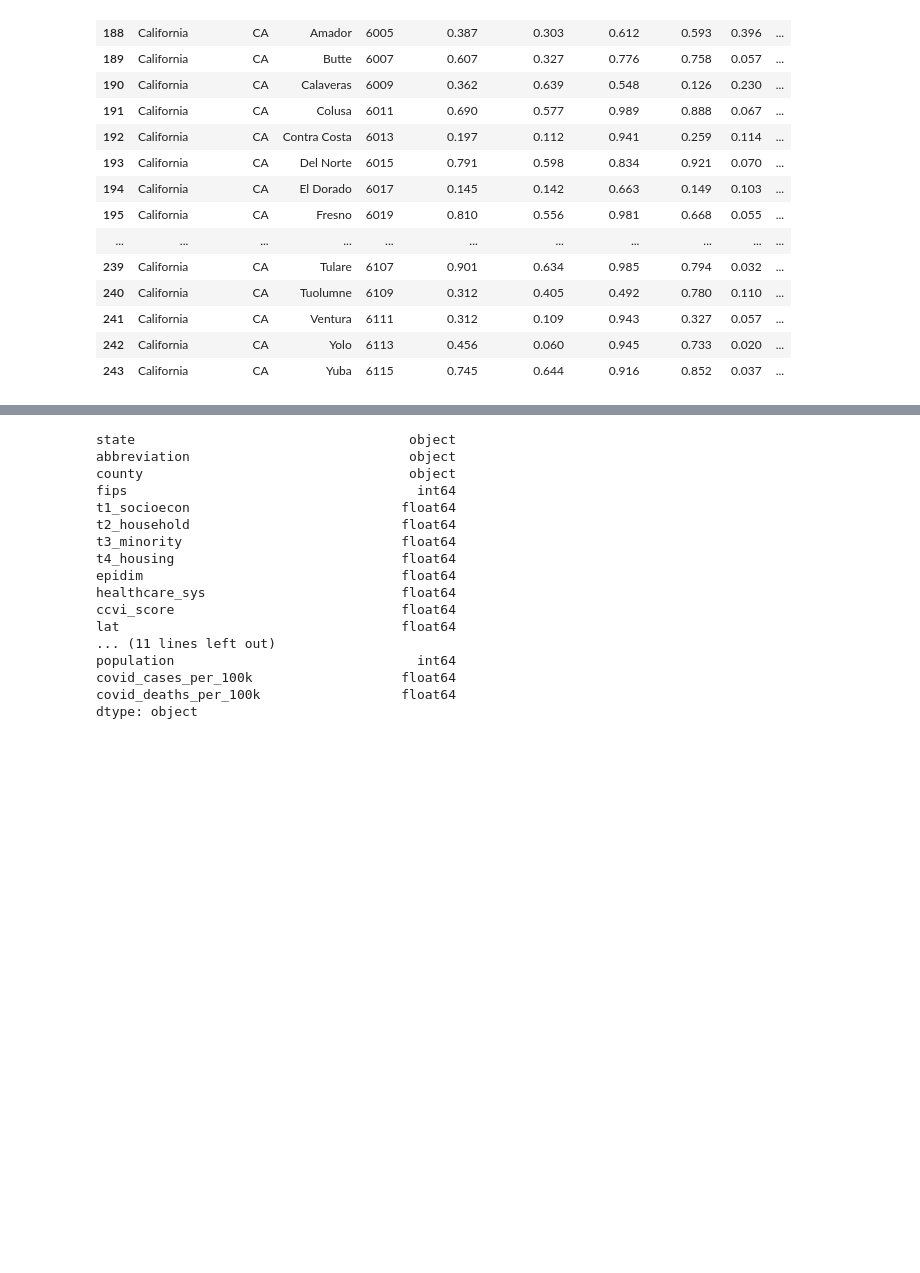
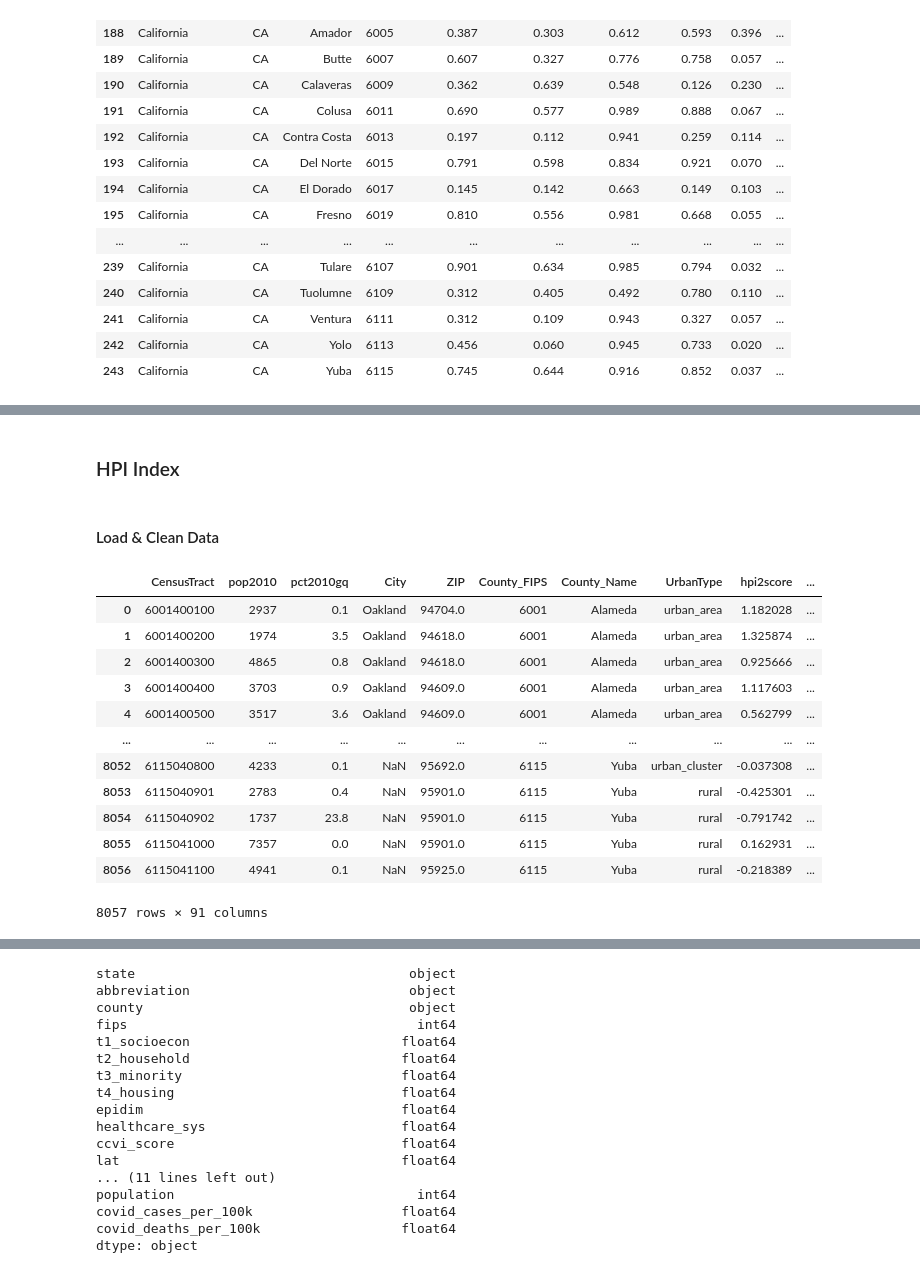
Before and after one commit to megano/vaccine, a Jupyter notebook: prioritization_analysis.ipynb, the cells around one changed output, grey strips where cells are left out. Cells and saved outputs as stored; diff of their text form; code cells hidden in the pictures; blank space fills up the shorter version.

```diff
--- a/prioritization_analysis.ipynb
+++ b/prioritization_analysis.ipynb
@@ -508,3 +508,26 @@ Name: icu_available_beds, dtype: float64
 # %%
 covid_total_series = pd.Series(ca_df_raw.covid_total.values,ca_df_raw.county.values)
 covid_deaths_series = pd.Series(ca_df_raw.covid_deaths.values,ca_df_raw.county.values)
+# %% [markdown]
+### HPI Index
+# %% [markdown]
+#### Load & Clean Data
+# %%
+# import HPI index data
+# you can download it from here: https://healthyplacesindex.org/data-reports
+df_hpi_raw = pd.read_csv('https://storage.googleapis.com/hpi_index/HPI2_MasterFile_2019-04-24.csv', encoding= 'unicode_escape')
+df_hpi_raw
+# %% [output]
+|  | CensusTract | pop2010 | pct2010gq | City | ZIP | County_FIPS | County_Name | UrbanType | hpi2score | ... |
+| 0 | 6001400100 | 2937 | 0.1 | Oakland | 94704.0 | 6001 | Alameda | urban_area | 1.182028 | ... |
+| 1 | 6001400200 | 1974 | 3.5 | Oakland | 94618.0 | 6001 | Alameda | urban_area | 1.325874 | ... |
+| 2 | 6001400300 | 4865 | 0.8 | Oakland | 94618.0 | 6001 | Alameda | urban_area | 0.925666 | ... |
+| 3 | 6001400400 | 3703 | 0.9 | Oakland | 94609.0 | 6001 | Alameda | urban_area | 1.117603 | ... |
+| 4 | 6001400500 | 3517 | 3.6 | Oakland | 94609.0 | 6001 | Alameda | urban_area | 0.562799 | ... |
+| ... | ... | ... | ... | ... | ... | ... | ... | ... | ... | ... |
+| 8052 | 6115040800 | 4233 | 0.1 | NaN | 95692.0 | 6115 | Yuba | urban_cluster | -0.037308 | ... |
+| 8053 | 6115040901 | 2783 | 0.4 | NaN | 95901.0 | 6115 | Yuba | rural | -0.425301 | ... |
+| 8054 | 6115040902 | 1737 | 23.8 | NaN | 95901.0 | 6115 | Yuba | rural | -0.791742 | ... |
+| 8055 | 6115041000 | 7357 | 0.0 | NaN | 95901.0 | 6115 | Yuba | rural | 0.162931 | ... |
+| 8056 | 6115041100 | 4941 | 0.1 | NaN | 95925.0 | 6115 | Yuba | rural | -0.218389 | ... |
+8057 rows × 91 columns
```
Also changed, not shown: parts of 42 cells of this notebook.
